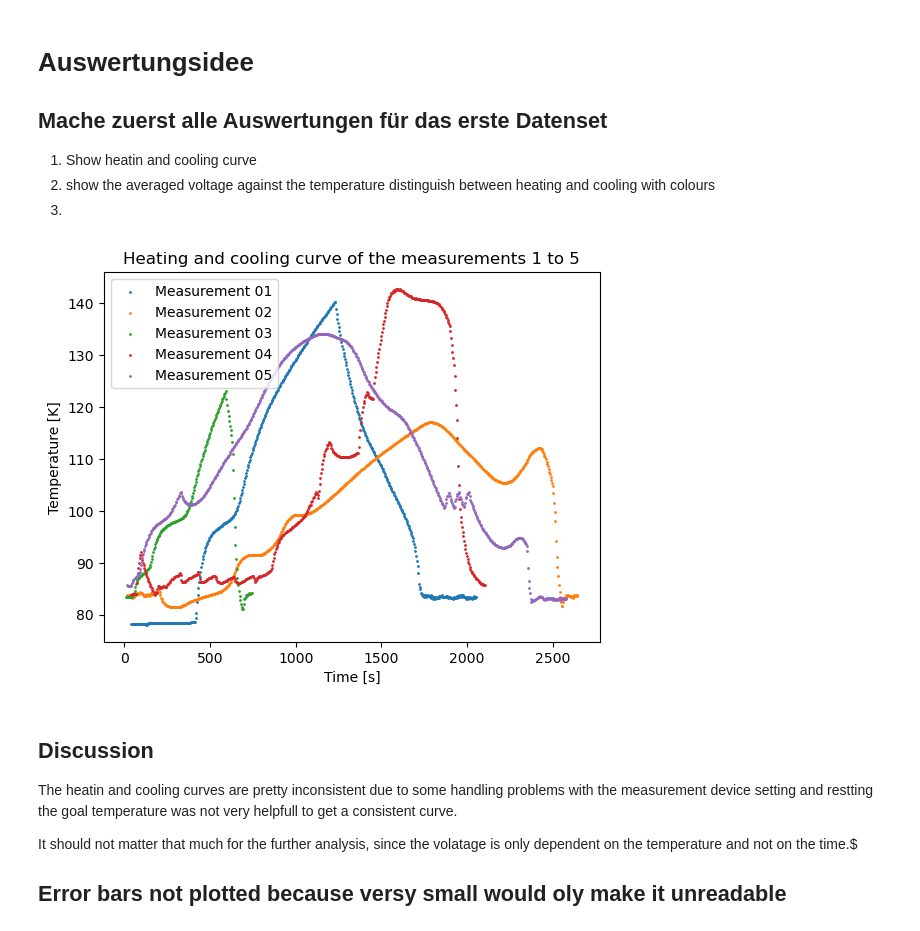
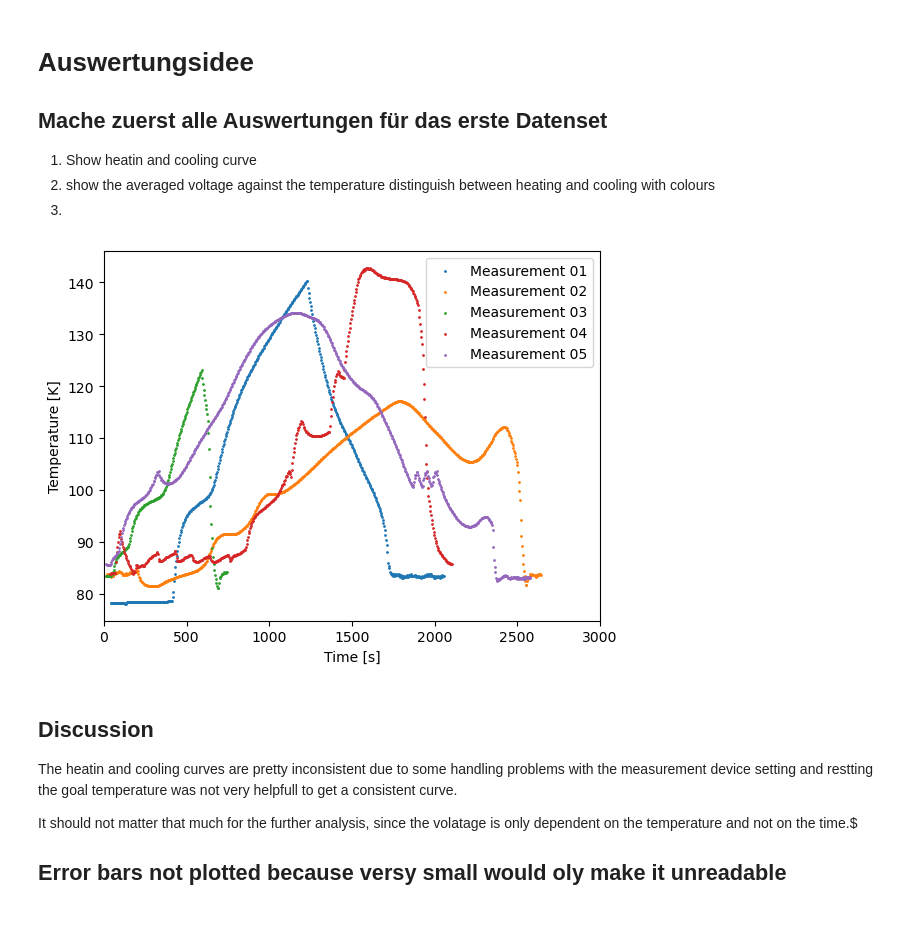
Before and after one commit to JanZur/Solid_state_physics_lab, a Jupyter notebook: solidstates_lab.ipynb, the cells around one changed output. Saved outputs shown, nothing was run; the diff lists cells and outputs as text; code cells hidden in the pictures.

```diff
--- a/solidstates_lab.ipynb
+++ b/solidstates_lab.ipynb
@@ -12,5 +12,5 @@ measurement_02_data = np.loadtxt('data/Measurement 2_1121', skiprows=7)
 measurement_03_data = np.loadtxt('data/Measurement 3_1205', skiprows = 7)
 measurement_04_data = np.loadtxt('data/Measurement 4_1225_B-field 15A', skiprows = 7)
 measurement_05_data = np.loadtxt('data/Measurement 5_1300_B-field 15A', skiprows = 7)
-measurement_06_data = np.loadtxt('data/Measurement 6_1349_Over night', skiprows = 7)
-measurement_07_data = np.loadtxt('data/Measurement 6_1349_Over night_right', skiprows = 7)
+
+measurement_06_data = np.loadtxt('data/Measurement 6_1349_Over night_right', skiprows = 7)
@@ -43,34 +54,35 @@ plt.scatter(measurement_07_data[:,5], measurement_07_data[:,4], s =1)
 # %%
 # 1. Show heating and cooling curve
 #temperature_uncertainty_01 =  np.abs(measurement_01_data[:,5] - measurement_01_data[:,0])
 
 measurement_01_data_average_temperature = (measurement_01_data[:,0] + measurement_01_data[:,5]) / 2
 measurement_02_data_average_temperature = (measurement_02_data[:,0] + measurement_02_data[:,5]) / 2
 measurement_03_data_average_temperature = (measurement_03_data[:,0] + measurement_03_data[:,5]) / 2
 measurement_04_data_average_temperature = (measurement_04_data[:,0] + measurement_04_data[:,5]) / 2
 measurement_05_data_average_temperature = (measurement_05_data[:,0] + measurement_05_data[:,5]) / 2
 measurement_06_data_average_temperature = (measurement_06_data[:,0] + measurement_06_data[:,5]) / 2
-measurement_07_data_average_temperature = (measurement_07_data[:,0] + measurement_07_data[:,5]) / 2
 
 
 plt.scatter(measurement_01_data[:,7],measurement_01_data_average_temperature, s = 1)
 plt.scatter(measurement_02_data[:,7],measurement_02_data_average_temperature, s = 1)
 plt.scatter(measurement_03_data[:,7],measurement_03_data_average_temperature, s = 1)
 plt.scatter(measurement_04_data[:,7],measurement_04_data_average_temperature, s = 1)
 plt.scatter(measurement_05_data[:,7],measurement_05_data_average_temperature, s = 1)
 
 #add error bars to the plot
 plt.errorbar(measurement_01_data[:,7],measurement_01_data_average_temperature, fmt = 'none')
 
 
 
 plt.xlabel('Time [s]')
 plt.ylabel('Temperature [K]')
-plt.title('Heating and cooling curve of the measurements 1 to 5')
-plt.legend(['Measurement 01', 'Measurement 02', 'Measurement 03', 'Measurement 04', 'Measurement 05'])
+plt.xlim(0, 3000)
+plt.legend(['Measurement 01', 'Measurement 02', 'Measurement 03', 'Measurement 04', 'Measurement 05'], loc = 'upper '
+                                                                                                          'right')
+plt.savefig('heating_cooling_curve_01_05.png')
 plt.show()
 # %% [output]
-[figure, old version]
+[figure, new version]
 # %% [markdown]
 ## Discussion
 The heatin and cooling curves are pretty inconsistent due to some handling problems with the measurement device
```
Also changed, not shown: parts of 20 cells of this notebook.
